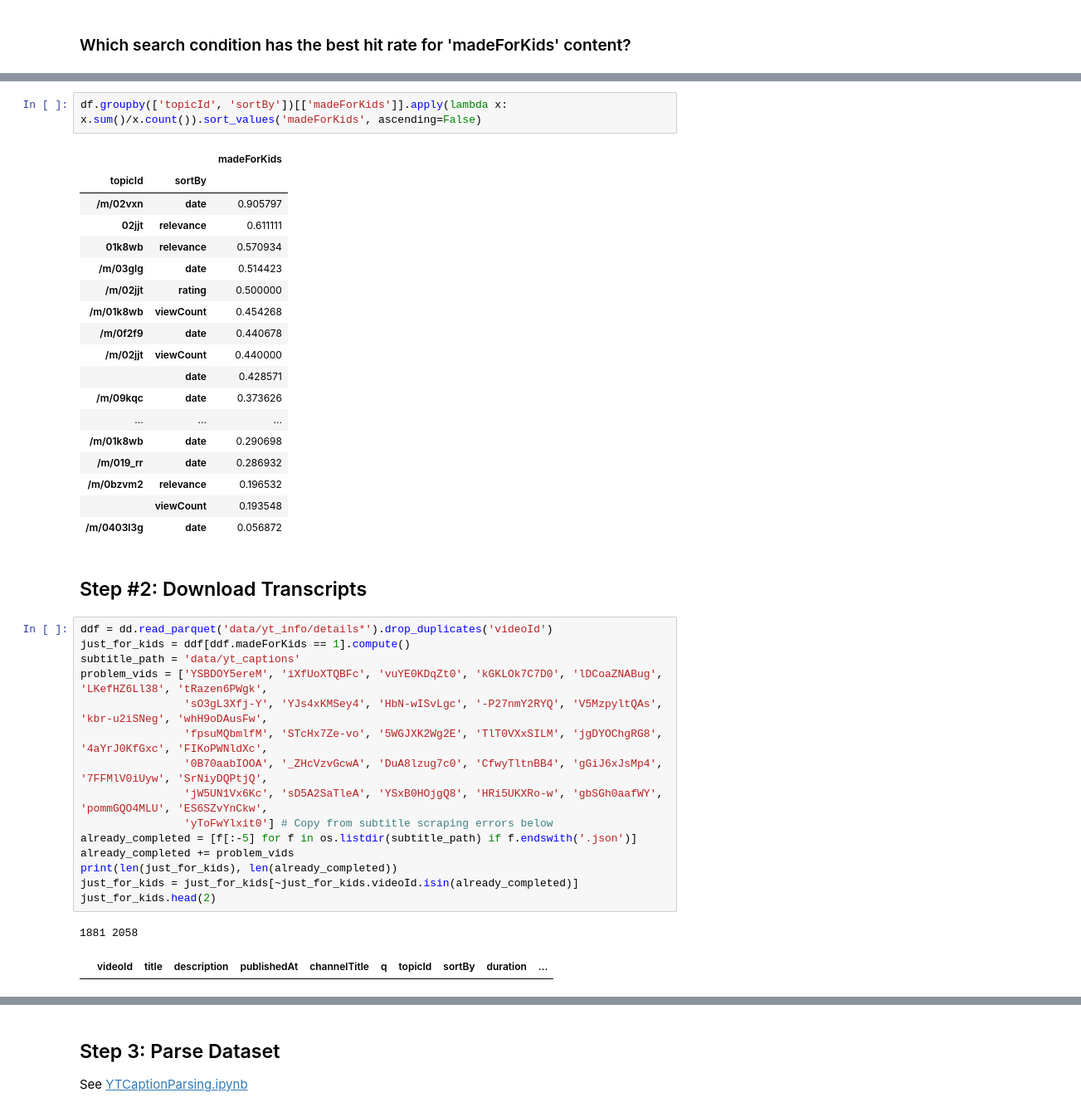
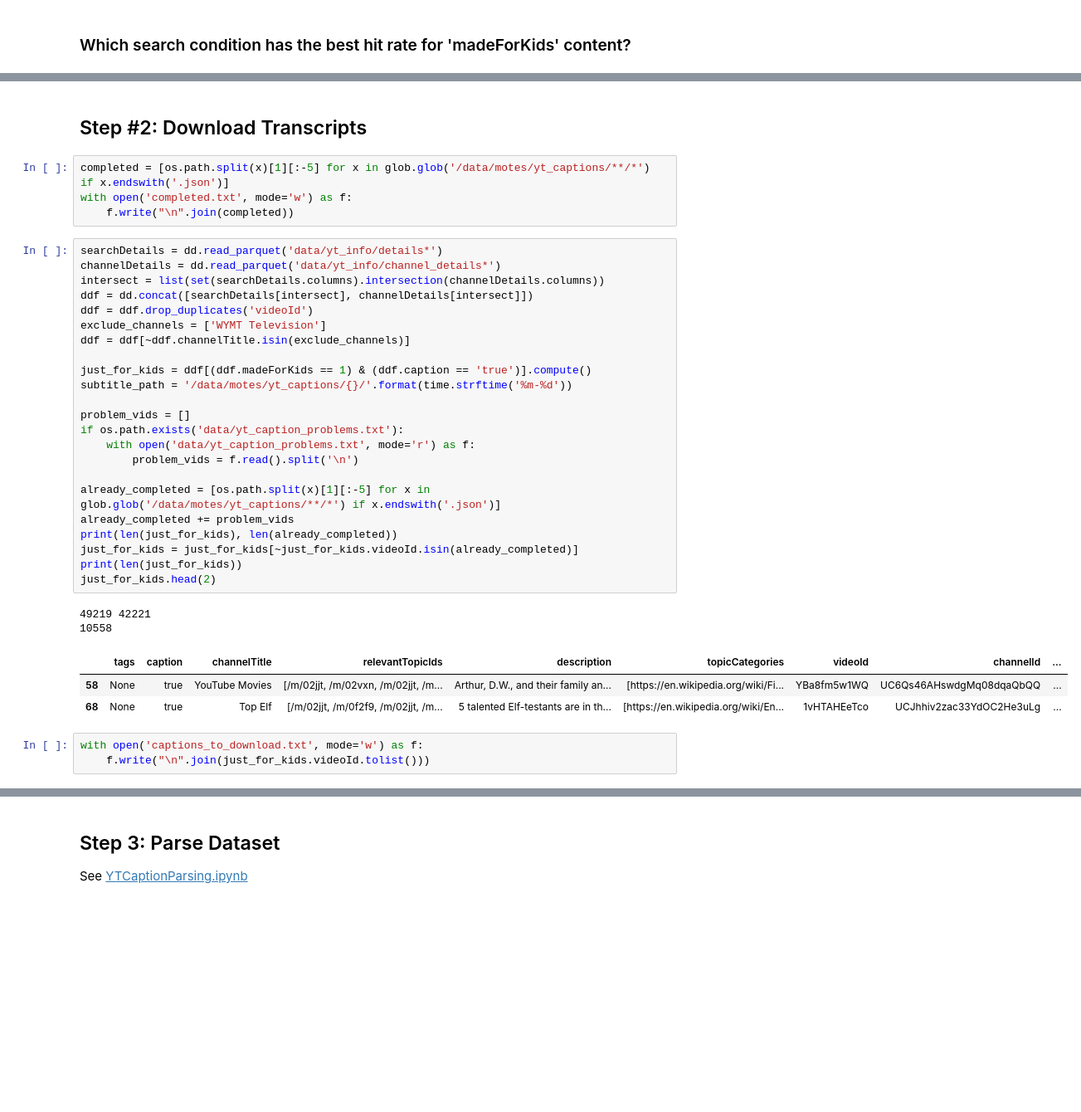
Before and after one commit to massivetexts/motes-corpus, a Jupyter notebook: YoutubeCollection.ipynb, the cells around one changed output, grey strips where cells are left out. Shown at 83% size. Drawn from its saved outputs; the diff is of its cells as text; blank space fills up the shorter version.

```diff
--- a/YoutubeCollection.ipynb
+++ b/YoutubeCollection.ipynb
@@ -320,44 +370,41 @@ df.groupby(['sortBy'])[['madeForKids']].apply(lambda x: x.sum()/x.count()).sort_
-# %%
-df.groupby(['topicId', 'sortBy'])[['madeForKids']].apply(lambda x: x.sum()/x.count()).sort_values('madeForKids', ascending=False)
-# %% [output]
-|  |  | madeForKids |
-| topicId | sortBy |  |
-| /m/02vxn | date | 0.905797 |
-| 02jjt | relevance | 0.611111 |
-| 01k8wb | relevance | 0.570934 |
-| /m/03glg | date | 0.514423 |
-| /m/02jjt | rating | 0.500000 |
-| /m/01k8wb | viewCount | 0.454268 |
-| /m/0f2f9 | date | 0.440678 |
-| /m/02jjt | viewCount | 0.440000 |
-|  | date | 0.428571 |
-| /m/09kqc | date | 0.373626 |
-| ... | ... | ... |
-| /m/01k8wb | date | 0.290698 |
-| /m/019_rr | date | 0.286932 |
-| /m/0bzvm2 | relevance | 0.196532 |
-|  | viewCount | 0.193548 |
-| /m/0403l3g | date | 0.056872 |
 # %% [markdown]
 ## Step #2: Download Transcripts
-# %%
-ddf = dd.read_parquet('data/yt_info/details*').drop_duplicates('videoId')
-just_for_kids = ddf[ddf.madeForKids == 1].compute()
-subtitle_path = 'data/yt_captions'
-problem_vids = ['YSBDOY5ereM', 'iXfUoXTQBFc', 'vuYE0KDqZt0', 'kGKLOk7C7D0', 'lDCoaZNABug', 'LKefHZ6Ll38', 'tRazen6PWgk',
-                'sO3gL3Xfj-Y', 'YJs4xKMSey4', 'HbN-wISvLgc', '-P27nmY2RYQ', 'V5MzpyltQAs', 'kbr-u2iSNeg', 'whH9oDAusFw',
-                'fpsuMQbmlfM', 'STcHx7Ze-vo', '5WGJXK2Wg2E', 'TlT0VXxSILM', 'jgDYOChgRG8', '4aYrJ0KfGxc', 'FIKoPWNldXc',
-                '0B70aabIOOA', '_ZHcVzvGcwA', 'DuA8lzug7c0', 'CfwyTltnBB4', 'gGiJ6xJsMp4', '7FFMlV0iUyw', 'SrNiyDQPtjQ',
-                'jW5UN1Vx6Kc', 'sD5A2SaTleA', 'YSxB0HOjgQ8', 'HRi5UKXRo-w', 'gbSGh0aafWY', 'pommGQO4MLU', 'ES6SZvYnCkw',
-                'yToFwYlxit0'] # Copy from subtitle scraping errors below
-already_completed = [f[:-5] for f in os.listdir(subtitle_path) if f.endswith('.json')]
-already_completed += problem_vids
-print(len(just_for_kids), len(already_completed))
-just_for_kids = just_for_kids[~just_for_kids.videoId.isin(already_completed)]
-just_for_kids.head(2)
-# %% [output]
-1881 2058
-|  | videoId | title | description | publishedAt | channelTitle | q | topicId | sortBy | duration | ... |
+# %%
+completed = [os.path.split(x)[1][:-5] for x in glob.glob('/data/motes/yt_captions/**/*') if x.endswith('.json')]
+with open('completed.txt', mode='w') as f:
+    f.write("\n".join(completed))
+# %%
+searchDetails = dd.read_parquet('data/yt_info/details*')
+channelDetails = dd.read_parquet('data/yt_info/channel_details*')
+intersect = list(set(searchDetails.columns).intersection(channelDetails.columns))
+ddf = dd.concat([searchDetails[intersect], channelDetails[intersect]])
+ddf = ddf.drop_duplicates('videoId')
+exclude_channels = ['WYMT Television']
+ddf = ddf[~ddf.channelTitle.isin(exclude_channels)]
+
+just_for_kids = ddf[(ddf.madeForKids == 1) & (ddf.caption == 'true')].compute()
+subtitle_path = '/data/motes/yt_captions/{}/'.format(time.strftime('%m-%d'))
+
+problem_vids = []
+if os.path.exists('data/yt_caption_problems.txt'):
+    with open('data/yt_caption_problems.txt', mode='r') as f:
+        problem_vids = f.read().split('\n')
+
+already_completed = [os.path.split(x)[1][:-5] for x in glob.glob('/data/motes/yt_captions/**/*') if x.endswith('.json')]
+already_completed += problem_vids
+print(len(just_for_kids), len(already_completed))
+just_for_kids = just_for_kids[~just_for_kids.videoId.isin(already_completed)]
+print(len(just_for_kids))
+just_for_kids.head(2)
+# %% [output]
+49219 42221
+10558
+|  | tags | caption | channelTitle | relevantTopicIds | description | topicCategories | videoId | channelId | ... |
+| 58 | None | true | YouTube Movies | [/m/02jjt, /m/02vxn, /m/02jjt, /m... | Arthur, D.W., and their family an... | [https://en.wikipedia.org/wiki/Fi... | YBa8fm5w1WQ | UC6Qs46AHswdgMq08dqaQbQQ | ... |
+| 68 | None | true | Top Elf | [/m/02jjt, /m/0f2f9, /m/02jjt, /m... | 5 talented Elf-testants are in th... | [https://en.wikipedia.org/wiki/En... | 1vHTAHEeTco | UCJhhiv2zac33YdOC2He3uLg | ... |
+# %%
+with open('captions_to_download.txt', mode='w') as f:
+    f.write("\n".join(just_for_kids.videoId.tolist()))
 # %%
 err_vids = []
 for i, (ind, vid) in enumerate(just_for_kids.iterrows()):
```
Also changed, not shown: parts of 31 cells of this notebook, 2 other files.
